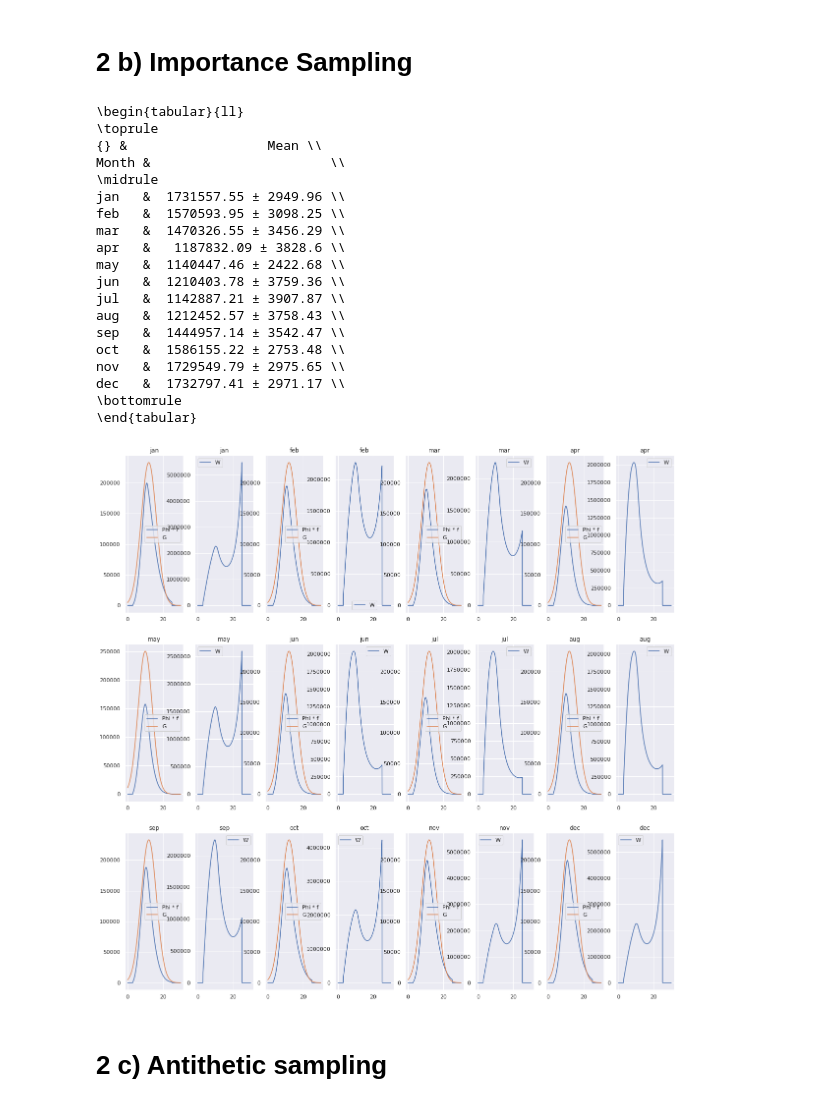
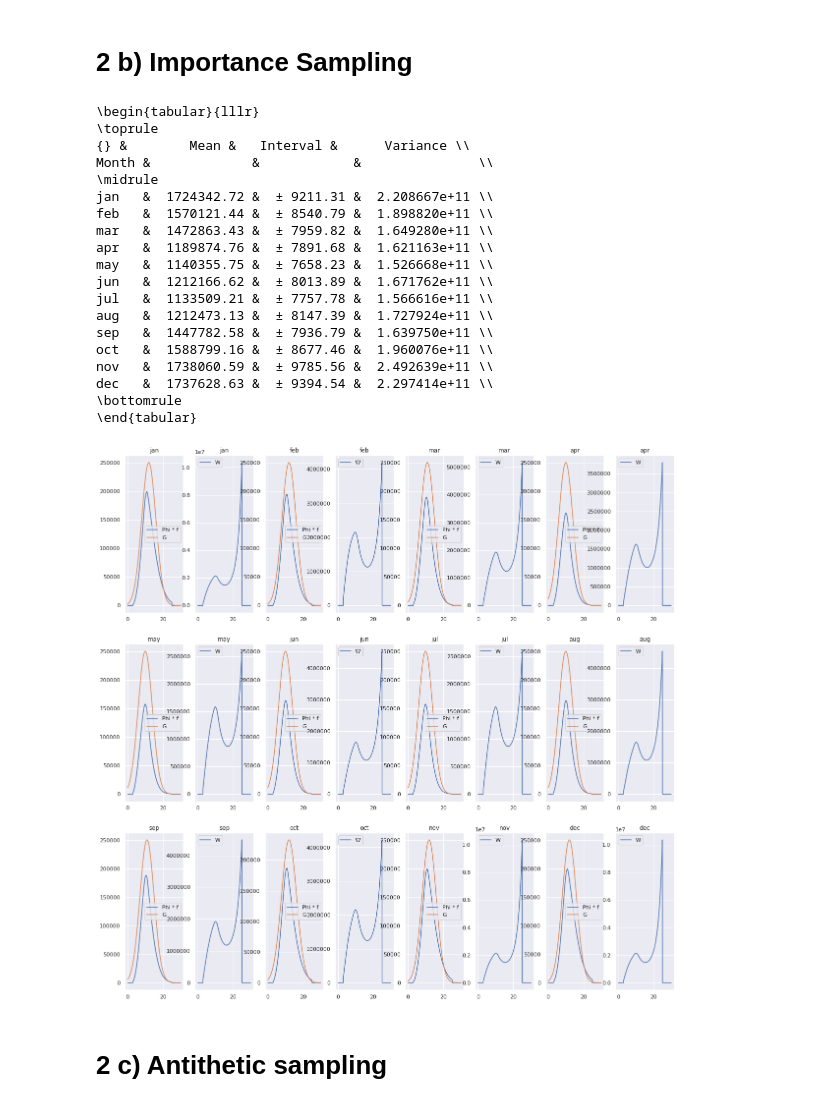
Before and after one commit to sleipner42/LP32020, a Jupyter notebook: monte-carlo/HA 1/Lab 1 Jupyter Notebook.ipynb, the cells around one changed output. Cells and saved outputs as stored; diff of their text form; code cells hidden in the pictures.

```diff
--- a/monte-carlo/HA 1/Lab 1 Jupyter Notebook.ipynb
+++ b/monte-carlo/HA 1/Lab 1 Jupyter Notebook.ipynb
@@ -27,7 +27,7 @@ P = interp1d(x,data, fill_value="extrapolate")
 calculate_power = lambda x: P(x)
 #_ = plt.plot(x,P(x))
 
-n = 100000
+n = 10**4
 
 hlp = helpers.helper_methods(n)
 hlp.init_winds()
@@ -55,7 +55,9 @@ for key, wind in hlp.winds.items():
     var = np.var(power)
     confidence_interval = 1.96*np.sqrt(var/n)
 
-    result.append({"Month" : key, "Mean": f'{np.round(mean, decimals = 2)} ± {np.round(confidence_interval, decimals=2)}'})
+    result.append({"Month" : key, "Mean": f'{np.round(mean, decimals = 2)}',
+                   "Interval": f'± {np.round(confidence_interval, decimals=2)}',
+                    "Variance": np.round(var, decimals=2)})
 
 print(pd.DataFrame(result).set_index(keys="Month").to_latex())
 # %% [output]
@@ -112,9 +114,11 @@ for key, wind in hlp.winds.items():
     # Calculating mean, variance and the confidence interval for the mean
     mean = np.mean(power_trunc)*(F_max-F_min)
     var = np.var(power_trunc)*((F_max-F_min)**2)
-    confidence_intervall = 1.96*np.sqrt(var/n)
+    confidence_interval = 1.96*np.sqrt(var/n)
 
-    result.append({"Month" : key, "Mean": f'{np.round(mean, decimals = 2)} ± {np.round(confidence_interval, decimals=2)}'})
+    result.append({"Month" : key, "Mean": f'{np.round(mean, decimals = 2)}',
+                   "Interval": f'± {np.round(confidence_interval, decimals=2)}',
+                    "Variance": np.round(var, decimals=2)})
 
 print(pd.DataFrame(result).set_index(keys="Month").to_latex())
 # %% [output]
@@ -146,18 +150,18 @@ i = 1
 result = []
 
 g_parameters  = {
-        "jan" : [12, 4.3],
-        "feb" : [12, 4.3],
-        "mar" : [12, 4.3],
-        "apr" : [12, 4.3],
+        "jan" : [12, 4],
+        "feb" : [12, 4],
+        "mar" : [11, 4],
+        "apr" : [10, 4],
         "may" : [10, 4],
-        "jun" : [12, 4.3],
-        "jul" : [12, 4.3],
-        "aug" : [12, 4.3],
-        "sep" : [12, 4.3],
+        "jun" : [10, 4],
+        "jul" : [10, 4],
+        "aug" : [10, 4],
+        "sep" : [11, 4],
         "oct" : [12, 4.3],
-        "nov" : [12, 4.3],
-        "dec" : [12, 4.3]
+        "nov" : [12, 4],
+        "dec" : [12, 4]
     }
 
 for key, wind in hlp.winds.items():
@@ -175,50 +179,52 @@ for key, wind in hlp.winds.items():
 
     i+=1
     plt.plot(x, h(x), label="Phi * f")
     plt.plot(x, g(x)*g_scale, label="G")
     plt.legend()
     plt.gca().set_title(key)
 
     plt.subplot(3,8,i)
     i+=1
     plt.plot(x, h(x)/g(x), label="W")
     plt.gca().set_title(key)
     plt.legend()
 
     X = g_dist.rvs(size=n)
 
     # Function to evaluate
     s = lambda x: h(x)/g(x)
 
     # Calculate variance
     mean = np.mean(s(X))
     var = np.var(s(X))
     confidence_interval = 1.96*np.sqrt(var/n)
 
-    result.append({"Month" : key, "Mean": f'{np.round(mean, decimals = 2)} ± {np.round(confidence_interval, decimals=2)}'})
+    result.append({"Month" : key, "Mean": f'{np.round(mean, decimals = 2)}',
+                   "Interval": f'± {np.round(confidence_interval, decimals=2)}',
+                    "Variance": np.round(var, decimals=2)})
 
 print(pd.DataFrame(result).set_index(keys="Month").to_latex())
 # %% [output]
-\begin{tabular}{ll}
+\begin{tabular}{lllr}
 \toprule
-{} &                  Mean \\
-Month &                       \\
+{} &        Mean &   Interval &      Variance \\
+Month &             &            &               \\
 \midrule
-jan   &  1731557.55 ± 2949.96 \\
-feb   &  1570593.95 ± 3098.25 \\
-mar   &  1470326.55 ± 3456.29 \\
-apr   &   1187832.09 ± 3828.6 \\
-may   &  1140447.46 ± 2422.68 \\
-jun   &  1210403.78 ± 3759.36 \\
-jul   &  1142887.21 ± 3907.87 \\
-aug   &  1212452.57 ± 3758.43 \\
-sep   &  1444957.14 ± 3542.47 \\
-oct   &  1586155.22 ± 2753.48 \\
-nov   &  1729549.79 ± 2975.65 \\
-dec   &  1732797.41 ± 2971.17 \\
+jan   &  1724342.72 &  ± 9211.31 &  2.208667e+11 \\
+feb   &  1570121.44 &  ± 8540.79 &  1.898820e+11 \\
+mar   &  1472863.43 &  ± 7959.82 &  1.649280e+11 \\
+apr   &  1189874.76 &  ± 7891.68 &  1.621163e+11 \\
+may   &  1140355.75 &  ± 7658.23 &  1.526668e+11 \\
+jun   &  1212166.62 &  ± 8013.89 &  1.671762e+11 \\
+jul   &  1133509.21 &  ± 7757.78 &  1.566616e+11 \\
+aug   &  1212473.13 &  ± 8147.39 &  1.727924e+11 \\
+sep   &  1447782.58 &  ± 7936.79 &  1.639750e+11 \\
+oct   &  1588799.16 &  ± 8677.46 &  1.960076e+11 \\
+nov   &  1738060.59 &  ± 9785.56 &  2.492639e+11 \\
+dec   &  1737628.63 &  ± 9394.54 &  2.297414e+11 \\
 \bottomrule
 \end{tabular}
-[figure, old version]
+[figure, new version]
 # %% [markdown]
 # 2 c) Antithetic sampling
 # %%
```
Also changed, not shown: parts of 9 cells of this notebook.
